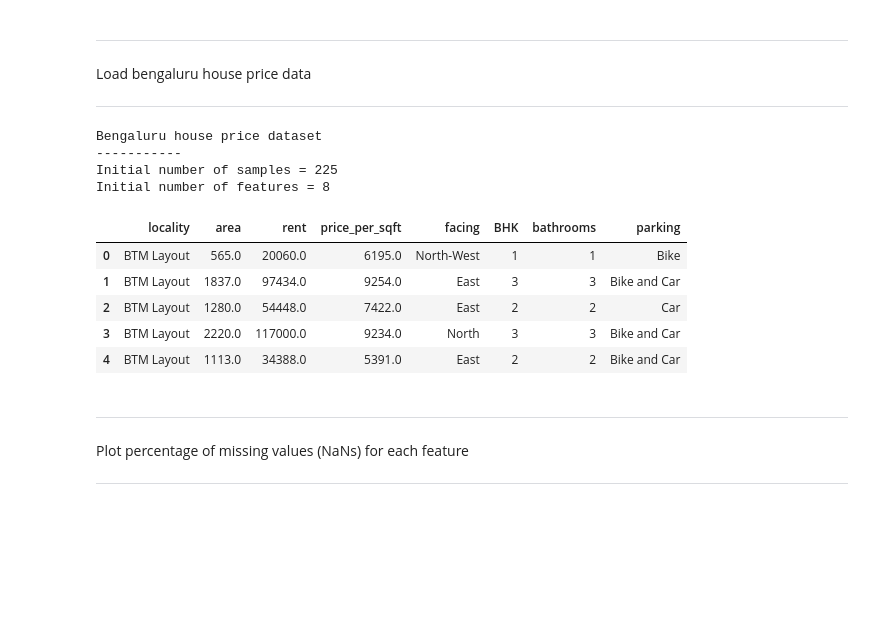
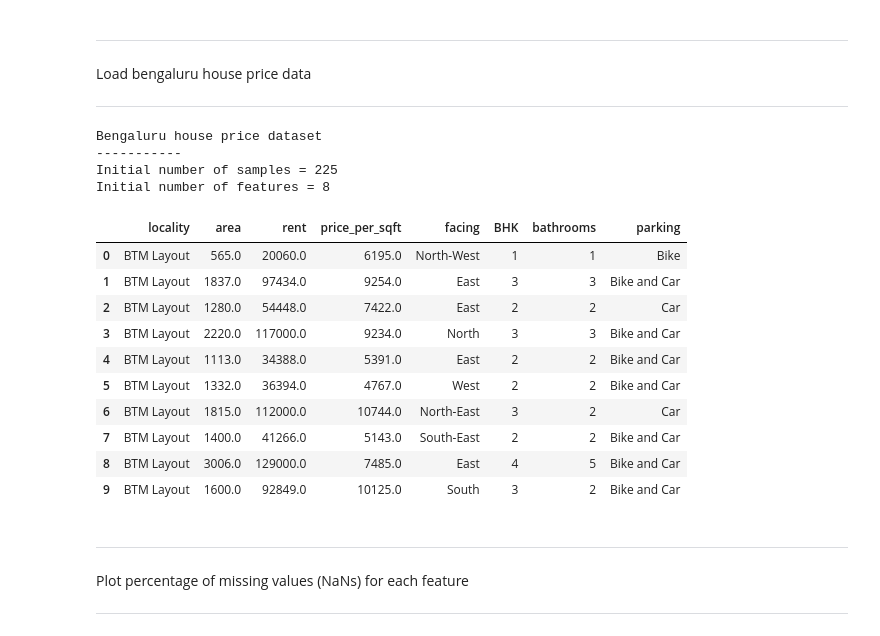
Before and after one commit to harshith1aiml/houseprice-ml-lab, a Jupyter notebook: notebooks/template.ipynb, the cells around one changed output. Drawn from its saved outputs; the diff is of its cells as text; code cells hidden in the pictures; blank space fills up the shorter version.

```diff
--- a/notebooks/template.ipynb
+++ b/notebooks/template.ipynb
@@ -82,25 +82,30 @@ Load bengaluru house price data
 # %%
 ## Load Bengaluru house price data
 file = DATA_DIR + "houseprices.csv"
 
 df= pd.read_csv(file, header = 0)
 
 print('Bengaluru house price dataset')
 print('-----------')
 print('Initial number of samples = %d'%(df.shape[0]))
 print('Initial number of features = %d\n'%(df.shape[1]))
-df.head(5)
+df.head(10)
 # %% [output]
 Bengaluru house price dataset
 -----------
 Initial number of samples = 225
 Initial number of features = 8
 |  | locality | area | rent | price_per_sqft | facing | BHK | bathrooms | parking |
 | 0 | BTM Layout | 565.0 | 20060.0 | 6195.0 | North-West | 1 | 1 | Bike |
 | 1 | BTM Layout | 1837.0 | 97434.0 | 9254.0 | East | 3 | 3 | Bike and Car |
 | 2 | BTM Layout | 1280.0 | 54448.0 | 7422.0 | East | 2 | 2 | Car |
 | 3 | BTM Layout | 2220.0 | 117000.0 | 9234.0 | North | 3 | 3 | Bike and Car |
 | 4 | BTM Layout | 1113.0 | 34388.0 | 5391.0 | East | 2 | 2 | Bike and Car |
+| 5 | BTM Layout | 1332.0 | 36394.0 | 4767.0 | West | 2 | 2 | Bike and Car |
+| 6 | BTM Layout | 1815.0 | 112000.0 | 10744.0 | North-East | 3 | 2 | Car |
+| 7 | BTM Layout | 1400.0 | 41266.0 | 5143.0 | South-East | 2 | 2 | Bike and Car |
+| 8 | BTM Layout | 3006.0 | 129000.0 | 7485.0 | East | 4 | 5 | Bike and Car |
+| 9 | BTM Layout | 1600.0 | 92849.0 | 10125.0 | South | 3 | 2 | Bike and Car |
 # %% [markdown]
 ---
 
```
Also changed, not shown: parts of 10 cells of this notebook, 2 other files.
